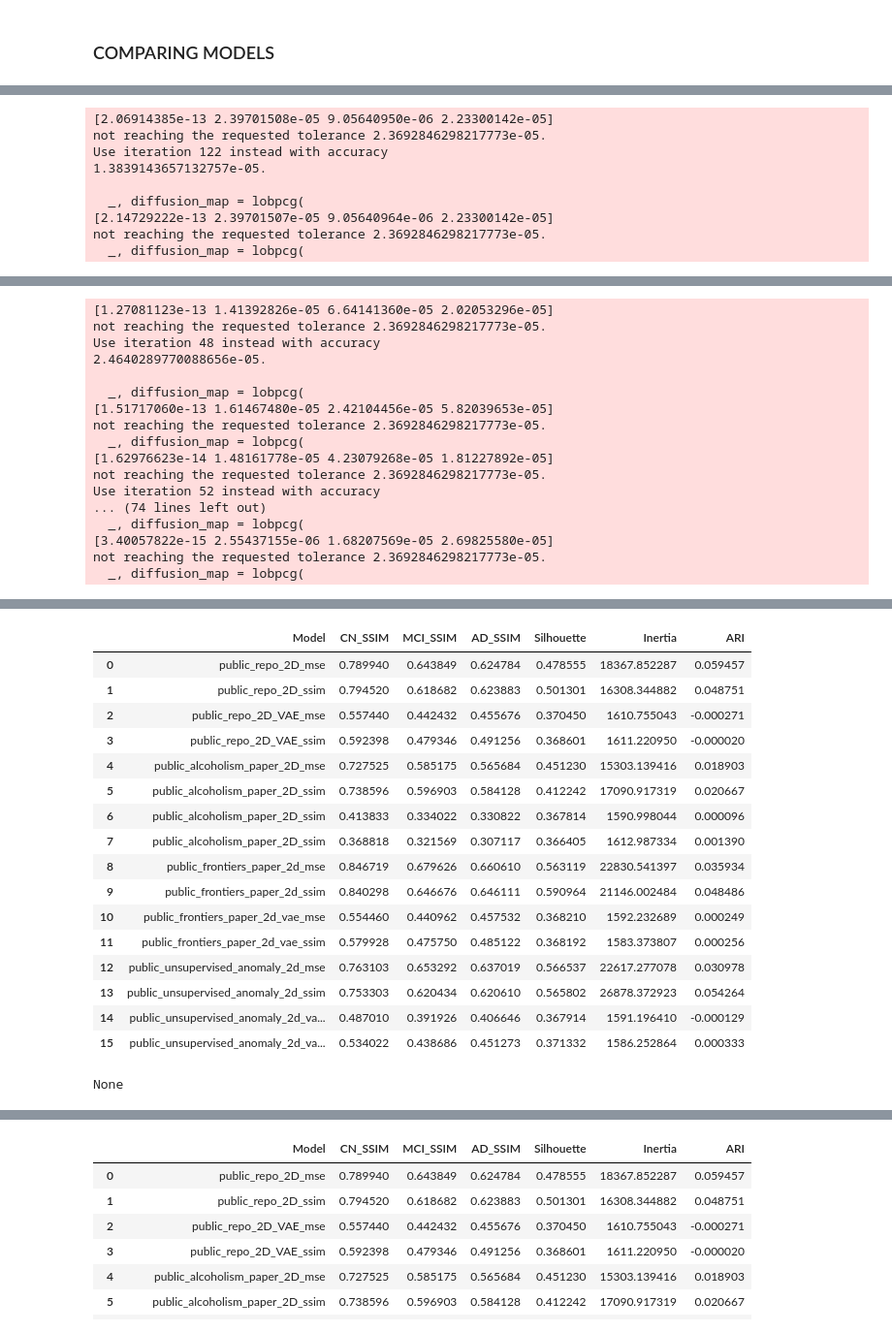
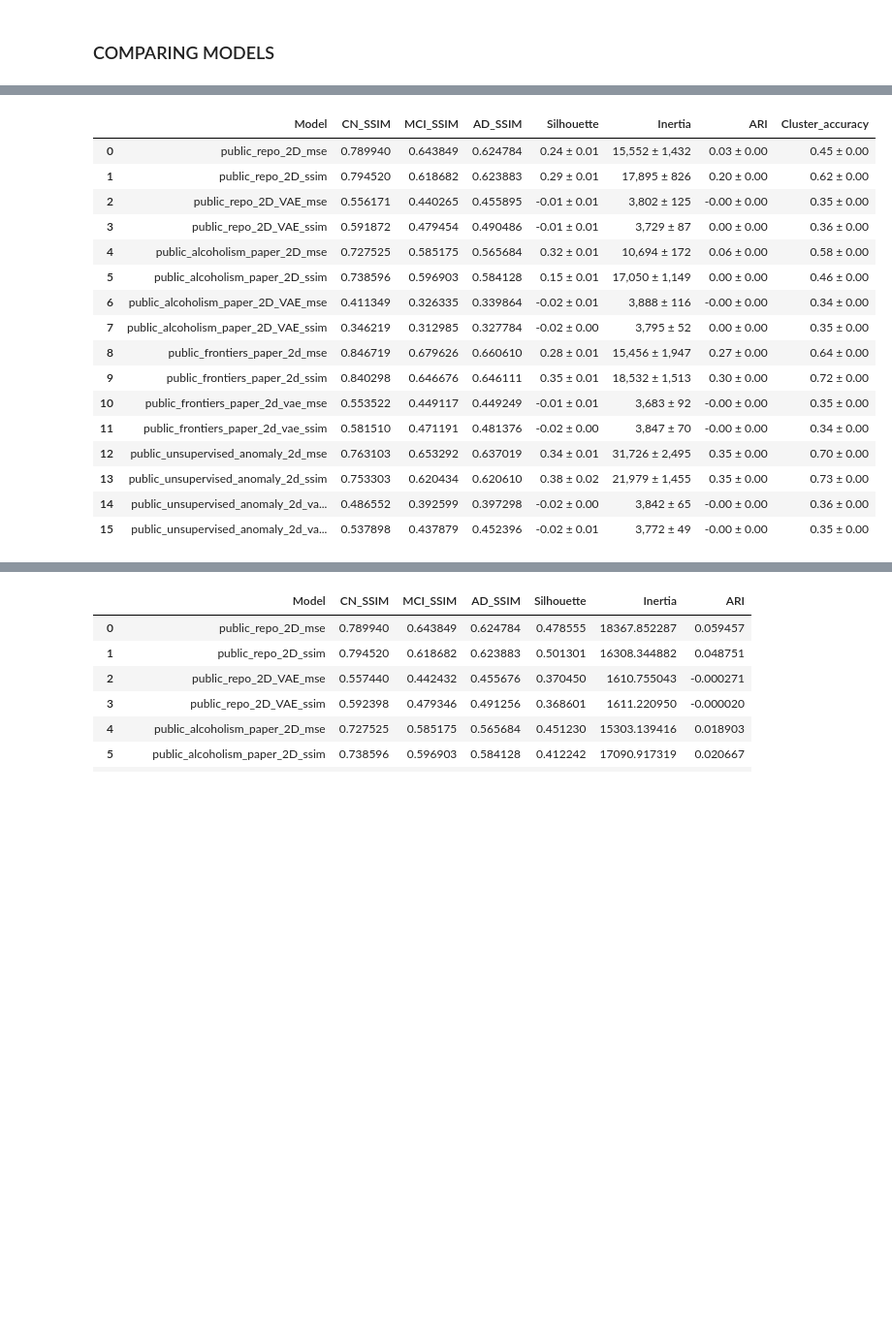
Before and after one commit to Vaakir/unsupervised-deep-learning-bachelor-thesis, a Jupyter notebook: ae_adj_comparisons.ipynb, the cells around one changed output, grey strips where cells are left out. Shown at 97% size. Saved outputs shown, nothing was run; the diff lists cells and outputs as text; code cells hidden in the pictures; blank space fills up the shorter version.

Commit message:
model AE, VAE, SSIM, MSE comparison update

```diff
--- a/ae_adj_comparisons.ipynb
+++ b/ae_adj_comparisons.ipynb
@@ -234,13 +323,7 @@ combined_df
 # %%
-results = []
-for i in range(1):
-
-    result = compare_models(
-        models_list, groups,
-        reconstruction_metrics=[SSIM],
-        clustering_metrics=[Silhouette, Inertia, ARI],
-        n_runs = 20,
-    )
-    results.append(result)
-    print(display(result))
+res = compare_models(models_list, groups,
+    reconstruction_metrics=[SSIM],
+    clustering_metrics=[Silhouette, Inertia, ARI, Cluster_accuracy],
+    n_runs=10)
+res
 # %% [output]
@@ -264,9 +346,0 @@ Reconstruction metric computed: AD_SSIM
-[2.06914385e-13 2.39701508e-05 9.05640950e-06 2.23300142e-05]
-not reaching the requested tolerance 2.3692846298217773e-05.
-Use iteration 122 instead with accuracy
-1.3839143657132757e-05.
-
-  _, diffusion_map = lobpcg(
-[2.14729222e-13 2.39701507e-05 9.05640964e-06 2.23300142e-05]
-not reaching the requested tolerance 2.3692846298217773e-05.
-  _, diffusion_map = lobpcg(
@@ -384,17 +346,0 @@ Reconstruction metric computed: AD_SSIM
-[1.27081123e-13 1.41392826e-05 6.64141360e-05 2.02053296e-05]
-not reaching the requested tolerance 2.3692846298217773e-05.
-Use iteration 48 instead with accuracy
-2.4640289770088656e-05.
-
-  _, diffusion_map = lobpcg(
-[1.51717060e-13 1.61467480e-05 2.42104456e-05 5.82039653e-05]
-not reaching the requested tolerance 2.3692846298217773e-05.
-  _, diffusion_map = lobpcg(
-[1.62976623e-14 1.48161778e-05 4.23079268e-05 1.81227892e-05]
-not reaching the requested tolerance 2.3692846298217773e-05.
-Use iteration 52 instead with accuracy
-... (74 lines left out)
-  _, diffusion_map = lobpcg(
-[3.40057822e-15 2.55437155e-06 1.68207569e-05 2.69825580e-05]
-not reaching the requested tolerance 2.3692846298217773e-05.
-  _, diffusion_map = lobpcg(
@@ -418,18 +347,17 @@ Reconstruction metric computed: AD_SSIM
-|  | Model | CN_SSIM | MCI_SSIM | AD_SSIM | Silhouette | Inertia | ARI |
-| 0 | public_repo_2D_mse | 0.789940 | 0.643849 | 0.624784 | 0.478555 | 18367.852287 | 0.059457 |
-| 1 | public_repo_2D_ssim | 0.794520 | 0.618682 | 0.623883 | 0.501301 | 16308.344882 | 0.048751 |
-| 2 | public_repo_2D_VAE_mse | 0.557440 | 0.442432 | 0.455676 | 0.370450 | 1610.755043 | -0.000271 |
-| 3 | public_repo_2D_VAE_ssim | 0.592398 | 0.479346 | 0.491256 | 0.368601 | 1611.220950 | -0.000020 |
-| 4 | public_alcoholism_paper_2D_mse | 0.727525 | 0.585175 | 0.565684 | 0.451230 | 15303.139416 | 0.018903 |
-| 5 | public_alcoholism_paper_2D_ssim | 0.738596 | 0.596903 | 0.584128 | 0.412242 | 17090.917319 | 0.020667 |
-| 6 | public_alcoholism_paper_2D_ssim | 0.413833 | 0.334022 | 0.330822 | 0.367814 | 1590.998044 | 0.000096 |
-| 7 | public_alcoholism_paper_2D_ssim | 0.368818 | 0.321569 | 0.307117 | 0.366405 | 1612.987334 | 0.001390 |
-| 8 | public_frontiers_paper_2d_mse | 0.846719 | 0.679626 | 0.660610 | 0.563119 | 22830.541397 | 0.035934 |
-| 9 | public_frontiers_paper_2d_ssim | 0.840298 | 0.646676 | 0.646111 | 0.590964 | 21146.002484 | 0.048486 |
-| 10 | public_frontiers_paper_2d_vae_mse | 0.554460 | 0.440962 | 0.457532 | 0.368210 | 1592.232689 | 0.000249 |
-| 11 | public_frontiers_paper_2d_vae_ssim | 0.579928 | 0.475750 | 0.485122 | 0.368192 | 1583.373807 | 0.000256 |
-| 12 | public_unsupervised_anomaly_2d_mse | 0.763103 | 0.653292 | 0.637019 | 0.566537 | 22617.277078 | 0.030978 |
-| 13 | public_unsupervised_anomaly_2d_ssim | 0.753303 | 0.620434 | 0.620610 | 0.565802 | 26878.372923 | 0.054264 |
-| 14 | public_unsupervised_anomaly_2d_va... | 0.487010 | 0.391926 | 0.406646 | 0.367914 | 1591.196410 | -0.000129 |
-| 15 | public_unsupervised_anomaly_2d_va... | 0.534022 | 0.438686 | 0.451273 | 0.371332 | 1586.252864 | 0.000333 |
+|  | Model | CN_SSIM | MCI_SSIM | AD_SSIM | Silhouette | Inertia | ARI | Cluster_accuracy |
+| 0 | public_repo_2D_mse | 0.789940 | 0.643849 | 0.624784 | 0.24 ± 0.01 | 15,552 ± 1,432 | 0.03 ± 0.00 | 0.45 ± 0.00 |
+| 1 | public_repo_2D_ssim | 0.794520 | 0.618682 | 0.623883 | 0.29 ± 0.01 | 17,895 ± 826 | 0.20 ± 0.00 | 0.62 ± 0.00 |
+| 2 | public_repo_2D_VAE_mse | 0.556171 | 0.440265 | 0.455895 | -0.01 ± 0.01 | 3,802 ± 125 | -0.00 ± 0.00 | 0.35 ± 0.00 |
+| 3 | public_repo_2D_VAE_ssim | 0.591872 | 0.479454 | 0.490486 | -0.01 ± 0.01 | 3,729 ± 87 | 0.00 ± 0.00 | 0.36 ± 0.00 |
+| 4 | public_alcoholism_paper_2D_mse | 0.727525 | 0.585175 | 0.565684 | 0.32 ± 0.01 | 10,694 ± 172 | 0.06 ± 0.00 | 0.58 ± 0.00 |
+| 5 | public_alcoholism_paper_2D_ssim | 0.738596 | 0.596903 | 0.584128 | 0.15 ± 0.01 | 17,050 ± 1,149 | 0.00 ± 0.00 | 0.46 ± 0.00 |
+| 6 | public_alcoholism_paper_2D_VAE_mse | 0.411349 | 0.326335 | 0.339864 | -0.02 ± 0.01 | 3,888 ± 116 | -0.00 ± 0.00 | 0.34 ± 0.00 |
+| 7 | public_alcoholism_paper_2D_VAE_ssim | 0.346219 | 0.312985 | 0.327784 | -0.02 ± 0.00 | 3,795 ± 52 | 0.00 ± 0.00 | 0.35 ± 0.00 |
+| 8 | public_frontiers_paper_2d_mse | 0.846719 | 0.679626 | 0.660610 | 0.28 ± 0.01 | 15,456 ± 1,947 | 0.27 ± 0.00 | 0.64 ± 0.00 |
+| 9 | public_frontiers_paper_2d_ssim | 0.840298 | 0.646676 | 0.646111 | 0.35 ± 0.01 | 18,532 ± 1,513 | 0.30 ± 0.00 | 0.72 ± 0.00 |
+| 10 | public_frontiers_paper_2d_vae_mse | 0.553522 | 0.449117 | 0.449249 | -0.01 ± 0.01 | 3,683 ± 92 | -0.00 ± 0.00 | 0.35 ± 0.00 |
+| 11 | public_frontiers_paper_2d_vae_ssim | 0.581510 | 0.471191 | 0.481376 | -0.02 ± 0.00 | 3,847 ± 70 | -0.00 ± 0.00 | 0.34 ± 0.00 |
+| 12 | public_unsupervised_anomaly_2d_mse | 0.763103 | 0.653292 | 0.637019 | 0.34 ± 0.01 | 31,726 ± 2,495 | 0.35 ± 0.00 | 0.70 ± 0.00 |
+| 13 | public_unsupervised_anomaly_2d_ssim | 0.753303 | 0.620434 | 0.620610 | 0.38 ± 0.02 | 21,979 ± 1,455 | 0.35 ± 0.00 | 0.73 ± 0.00 |
+| 14 | public_unsupervised_anomaly_2d_va... | 0.486552 | 0.392599 | 0.397298 | -0.02 ± 0.00 | 3,842 ± 65 | -0.00 ± 0.00 | 0.36 ± 0.00 |
+| 15 | public_unsupervised_anomaly_2d_va... | 0.537898 | 0.437879 | 0.452396 | -0.02 ± 0.01 | 3,772 ± 49 | -0.00 ± 0.00 | 0.35 ± 0.00 |
-None
```
Also changed, not shown: parts of 19 cells of this notebook, 28 other files.
